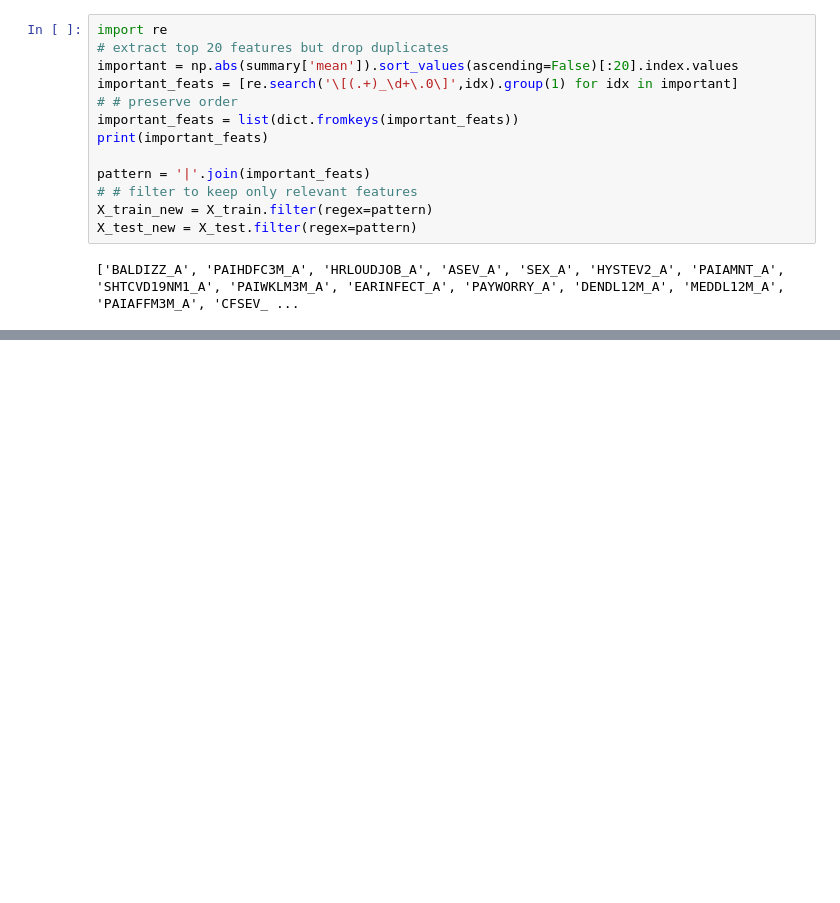
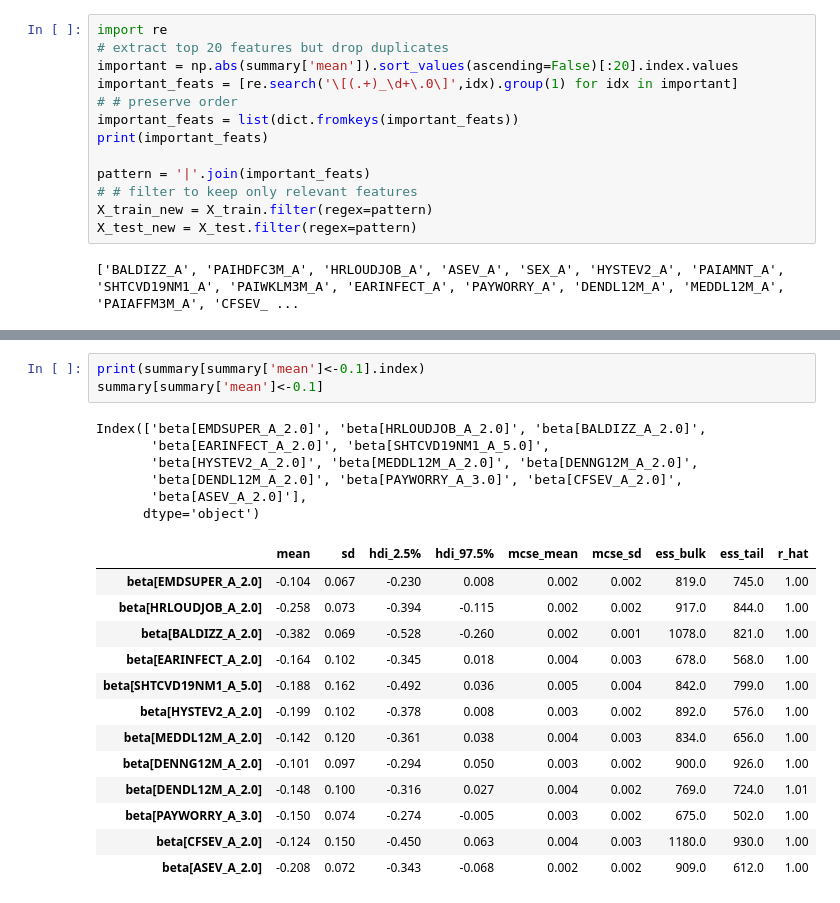
Before and after one commit to kehunter/bayesian-lcovid, a Jupyter notebook: feature_selection.ipynb, the cells around one changed output, grey strips where cells are left out. Saved outputs shown, nothing was run; the diff lists cells and outputs as text; blank space fills up the shorter version.

```diff
--- a/feature_selection.ipynb
+++ b/feature_selection.ipynb
@@ -171,0 +209,23 @@ summary.to_csv("feature_selection_results_2chains.csv", index=True)
+# %%
+print(summary[summary['mean']<-0.1].index)
+summary[summary['mean']<-0.1]
+# %% [output]
+Index(['beta[EMDSUPER_A_2.0]', 'beta[HRLOUDJOB_A_2.0]', 'beta[BALDIZZ_A_2.0]',
+       'beta[EARINFECT_A_2.0]', 'beta[SHTCVD19NM1_A_5.0]',
+       'beta[HYSTEV2_A_2.0]', 'beta[MEDDL12M_A_2.0]', 'beta[DENNG12M_A_2.0]',
+       'beta[DENDL12M_A_2.0]', 'beta[PAYWORRY_A_3.0]', 'beta[CFSEV_A_2.0]',
+       'beta[ASEV_A_2.0]'],
+      dtype='object')
+|  | mean | sd | hdi_2.5% | hdi_97.5% | mcse_mean | mcse_sd | ess_bulk | ess_tail | r_hat |
+| beta[EMDSUPER_A_2.0] | -0.104 | 0.067 | -0.230 | 0.008 | 0.002 | 0.002 | 819.0 | 745.0 | 1.00 |
+| beta[HRLOUDJOB_A_2.0] | -0.258 | 0.073 | -0.394 | -0.115 | 0.002 | 0.002 | 917.0 | 844.0 | 1.00 |
+| beta[BALDIZZ_A_2.0] | -0.382 | 0.069 | -0.528 | -0.260 | 0.002 | 0.001 | 1078.0 | 821.0 | 1.00 |
+| beta[EARINFECT_A_2.0] | -0.164 | 0.102 | -0.345 | 0.018 | 0.004 | 0.003 | 678.0 | 568.0 | 1.00 |
+| beta[SHTCVD19NM1_A_5.0] | -0.188 | 0.162 | -0.492 | 0.036 | 0.005 | 0.004 | 842.0 | 799.0 | 1.00 |
+| beta[HYSTEV2_A_2.0] | -0.199 | 0.102 | -0.378 | 0.008 | 0.003 | 0.002 | 892.0 | 576.0 | 1.00 |
+| beta[MEDDL12M_A_2.0] | -0.142 | 0.120 | -0.361 | 0.038 | 0.004 | 0.003 | 834.0 | 656.0 | 1.00 |
+| beta[DENNG12M_A_2.0] | -0.101 | 0.097 | -0.294 | 0.050 | 0.003 | 0.002 | 900.0 | 926.0 | 1.00 |
+| beta[DENDL12M_A_2.0] | -0.148 | 0.100 | -0.316 | 0.027 | 0.004 | 0.002 | 769.0 | 724.0 | 1.01 |
+| beta[PAYWORRY_A_3.0] | -0.150 | 0.074 | -0.274 | -0.005 | 0.003 | 0.002 | 675.0 | 502.0 | 1.00 |
+| beta[CFSEV_A_2.0] | -0.124 | 0.150 | -0.450 | 0.063 | 0.004 | 0.003 | 1180.0 | 930.0 | 1.00 |
+| beta[ASEV_A_2.0] | -0.208 | 0.072 | -0.343 | -0.068 | 0.002 | 0.002 | 909.0 | 612.0 | 1.00 |
```
Also changed, not shown: parts of 4 cells of this notebook.
